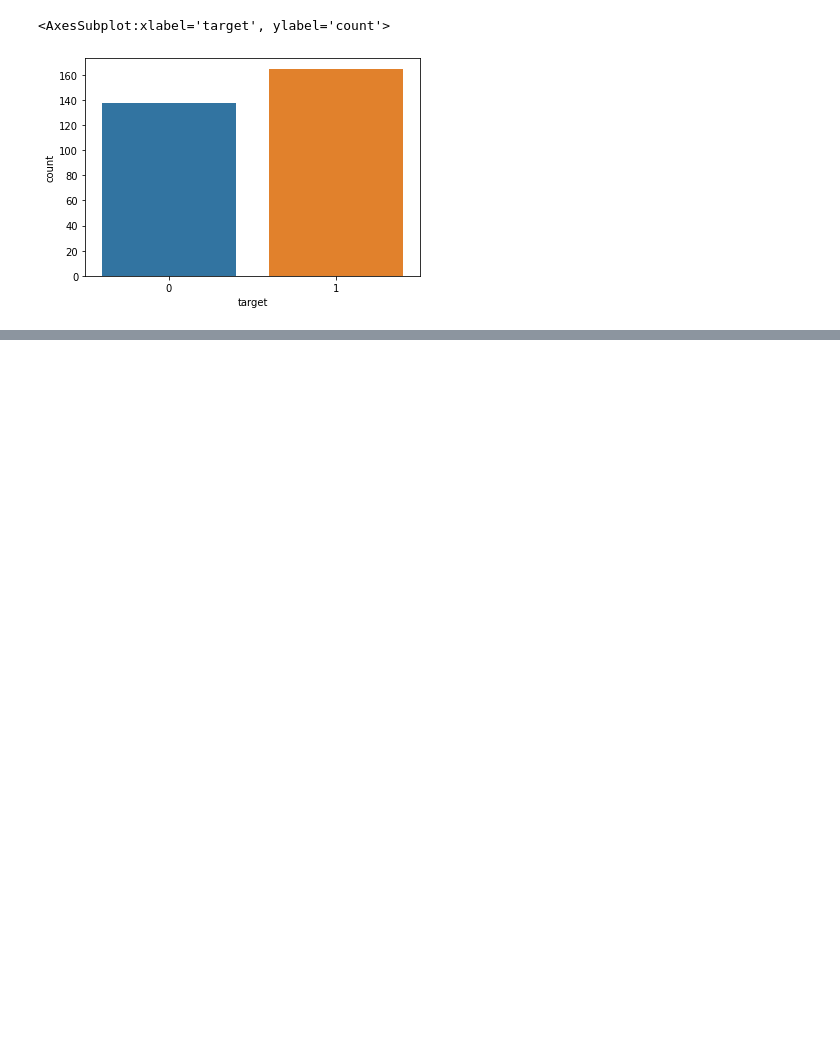
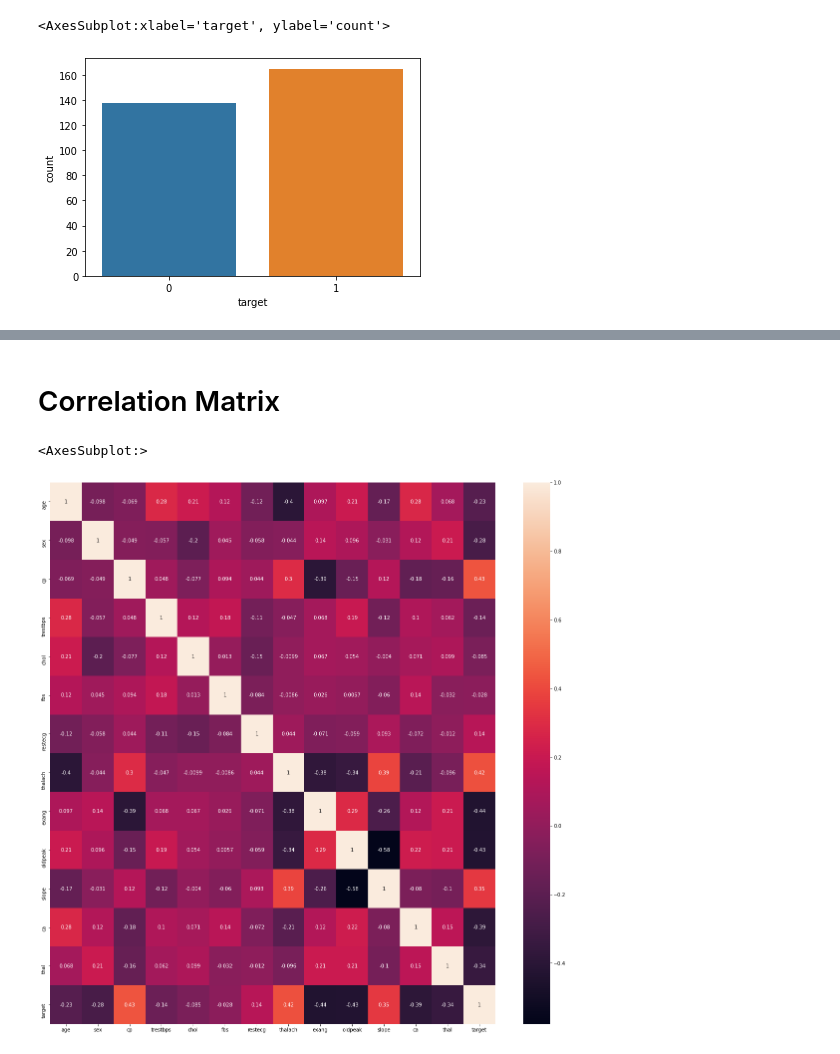
Before and after one commit to JyotheendraD/Heart-Condition-Checker, a Jupyter notebook: Heart.ipynb, the cells around one changed output, grey strips where cells are left out. Cells and saved outputs as stored; diff of their text form; code cells hidden in the pictures; blank space fills up the shorter version.

Commit message:
Created the correlation Matrix

```diff
--- a/Heart.ipynb
+++ b/Heart.ipynb
@@ -33,0 +54,10 @@ sns.countplot(x = data['target'])
+# %% [markdown]
+# Correlation Matrix
+# %%
+C_matrix = data.corr()
+# %%
+plt.figure(figsize=(20,20))
+sns.heatmap(C_matrix,annot = True)
+# %% [output]
+<AxesSubplot:>
+[figure, added]
```
Also changed, not shown: parts of 1 cell of this notebook.
